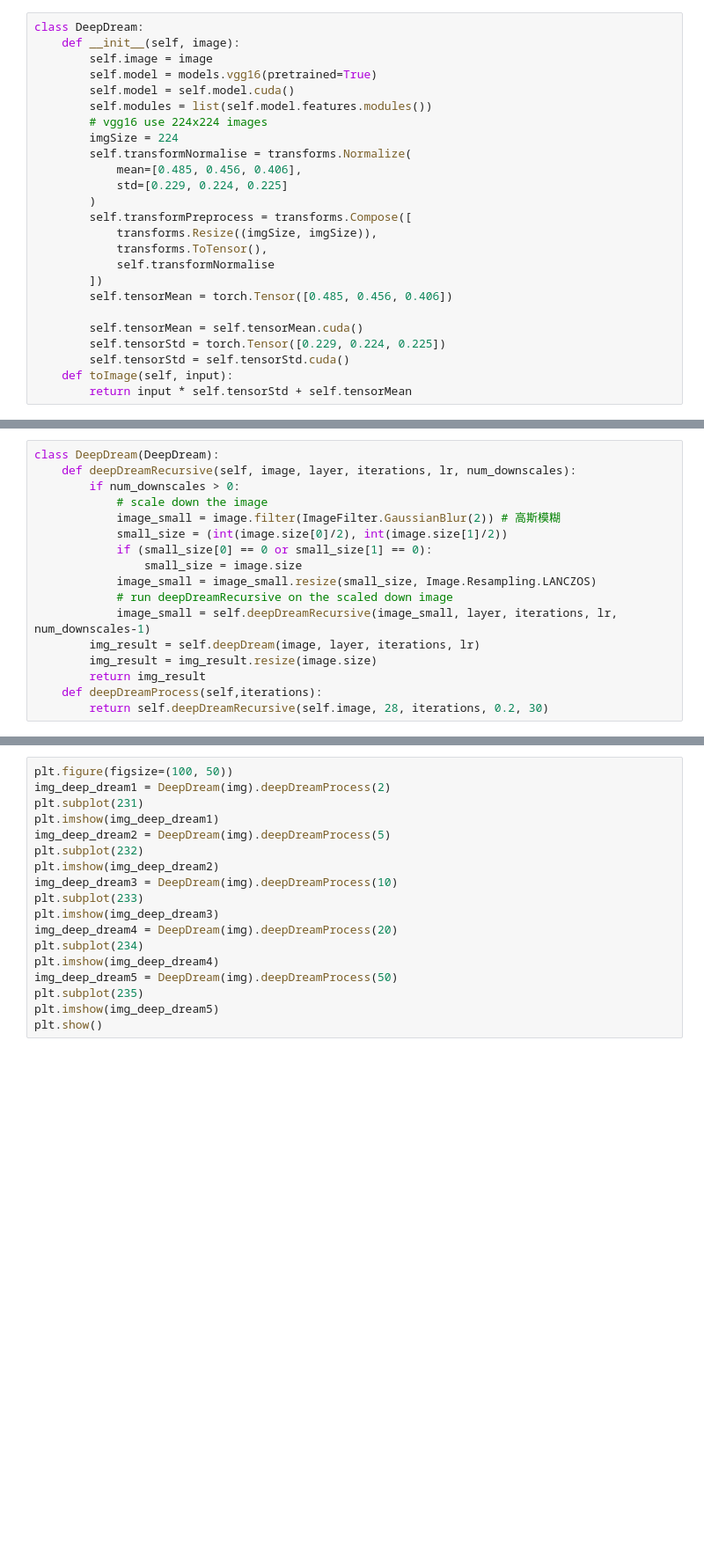
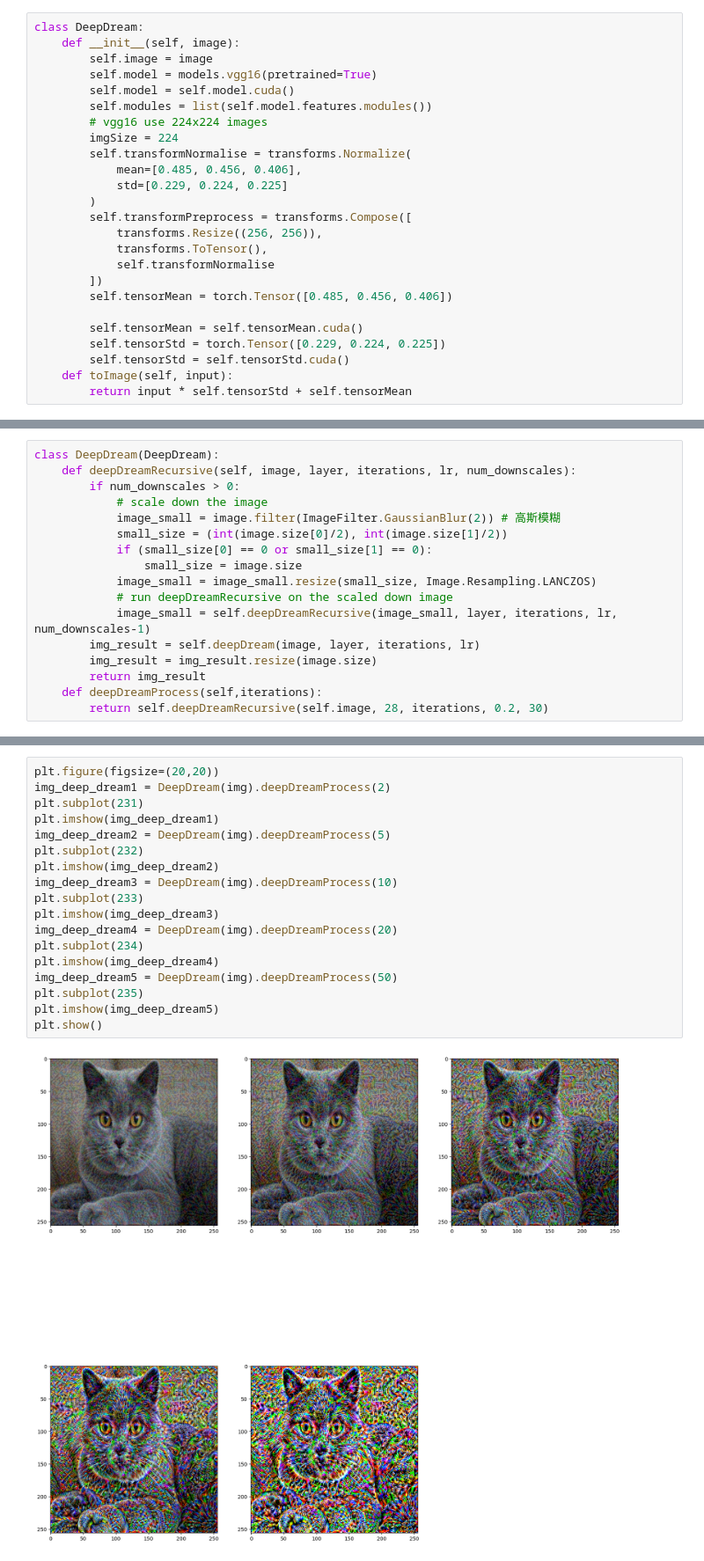
Before and after one commit to XIONGPEILIN/3b, a Jupyter notebook: 5.ipynb, the cells around one changed output, grey strips where cells are left out. Shown at 88% size. Drawn from its saved outputs; the diff is of its cells as text; blank space fills up the shorter version.

```diff
--- a/5.ipynb
+++ b/5.ipynb
@@ -21,7 +21,7 @@ class DeepDream:
             std=[0.229, 0.224, 0.225]
         )
         self.transformPreprocess = transforms.Compose([
-            transforms.Resize((imgSize, imgSize)),
+            transforms.Resize((256, 256)),
             transforms.ToTensor(),
             self.transformNormalise
         ])
@@ -81,18 +85,20 @@ pyplot.title("Image loaded from " + IMAGE_PATH)
 # %%
-plt.figure(figsize=(100, 50))
+plt.figure(figsize=(20,20))
 img_deep_dream1 = DeepDream(img).deepDreamProcess(2)
 plt.subplot(231)
 plt.imshow(img_deep_dream1)
 img_deep_dream2 = DeepDream(img).deepDreamProcess(5)
 plt.subplot(232)
 plt.imshow(img_deep_dream2)
 img_deep_dream3 = DeepDream(img).deepDreamProcess(10)
 plt.subplot(233)
 plt.imshow(img_deep_dream3)
 img_deep_dream4 = DeepDream(img).deepDreamProcess(20)
 plt.subplot(234)
 plt.imshow(img_deep_dream4)
 img_deep_dream5 = DeepDream(img).deepDreamProcess(50)
 plt.subplot(235)
 plt.imshow(img_deep_dream5)
 plt.show()
+# %% [output]
+[figure, added]
```
Also changed, not shown: parts of 2 cells of this notebook.
